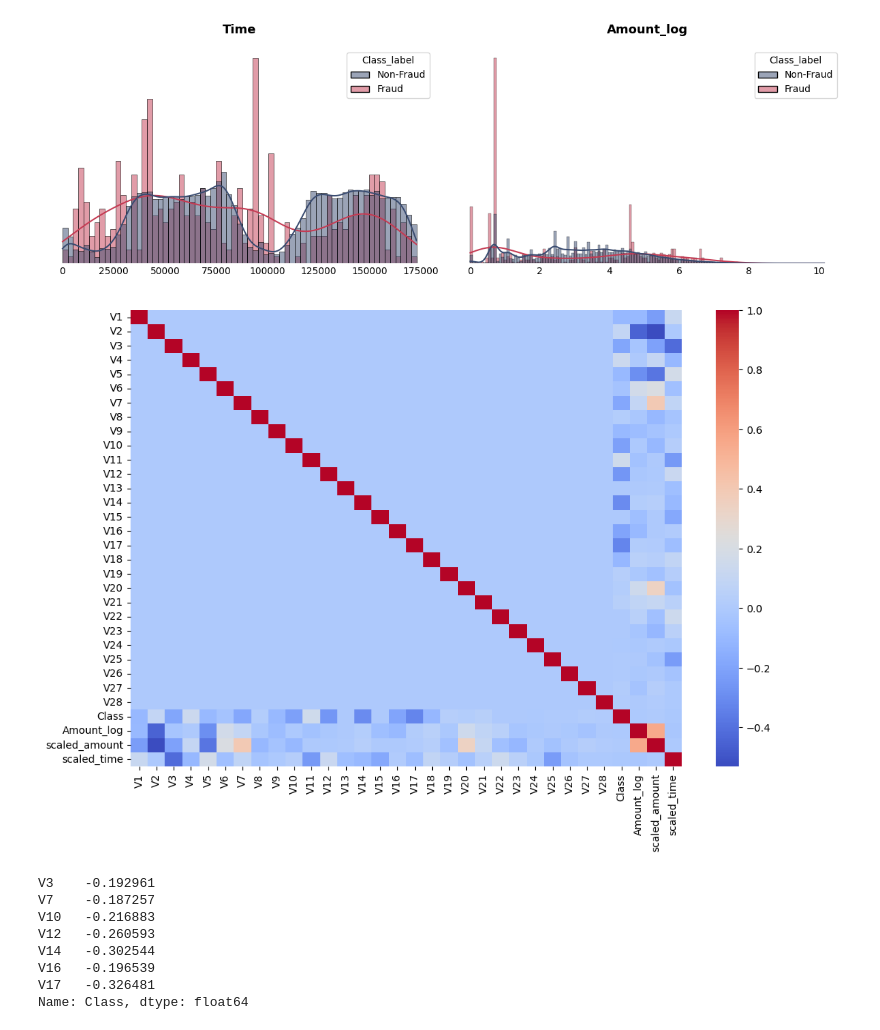
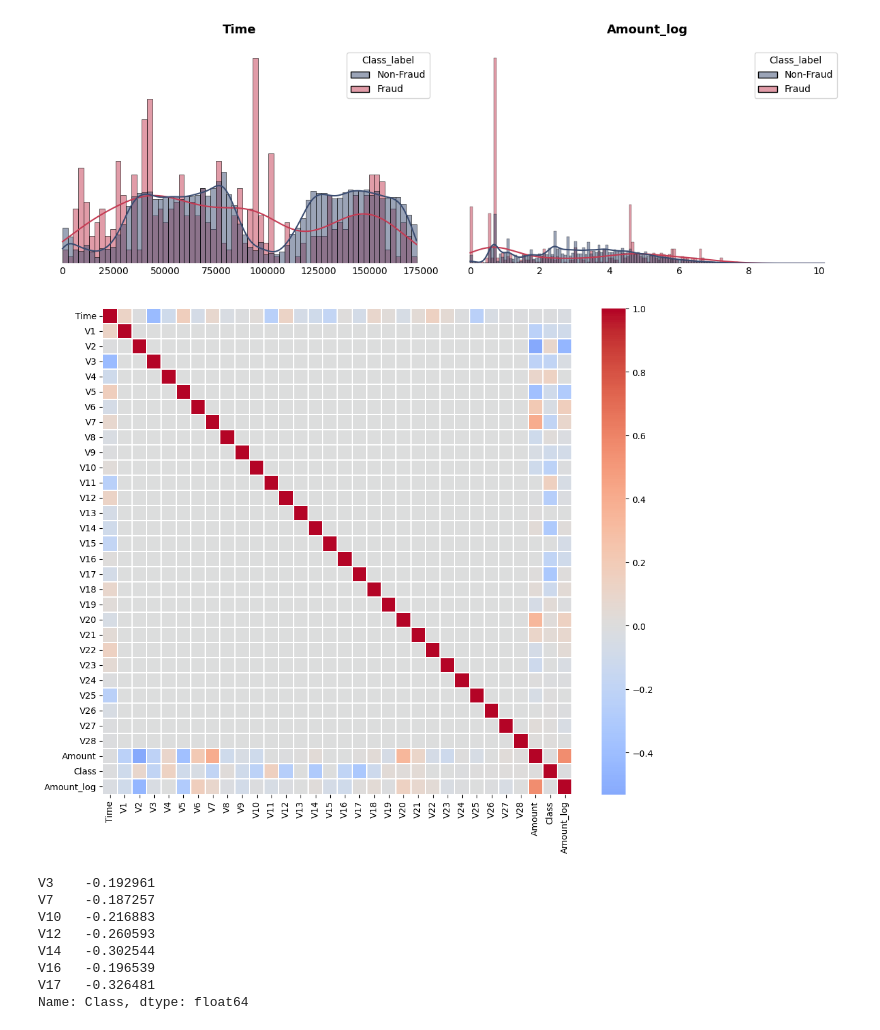
Before and after one commit to rvanguita/cedit_card_fraud_detection, a Jupyter notebook: main.ipynb, the cells around one changed output. Cells and saved outputs as stored; diff of their text form; code cells hidden in the pictures.

```diff
--- a/main.ipynb
+++ b/main.ipynb
@@ -122,21 +123,17 @@ visualizer.plot_feature_histograms(
 )
 # %% [output]
 [figure]
-# %%
-robust_scaler = RobustScaler()
-
-df['scaled_amount'] = robust_scaler.fit_transform(df['Amount'].values.reshape(-1,1))
-df['scaled_time'] = robust_scaler.fit_transform(df['Time'].values.reshape(-1,1))
 # %%
-df_corr = df.drop(['Class_label', 'Time', 'Amount'], axis=1)
-
-plt.figure(figsize=(12, 8))
+df_corr = df.drop(['Class_label'], axis=1)
 corr = df_corr.corr()
-sns.heatmap(corr, cmap='coolwarm')
-
-plt.show()
-# %% [output]
-[figure, removed]
+# %%
+# Create a masked heatmap
+plt.figure(figsize=(12, 10))
+# plt.rcParams.update({'font.size': 12})
+sns.heatmap(corr, cmap = 'coolwarm', center = 0, linewidths=.1)
+plt.show()
+# %% [output]
+[figure, added]
 # %%
 corr['Class'][corr['Class'] < -0.13]
 # %% [output]
```
Also changed, not shown: parts of 34 cells of this notebook, 1 other file.
